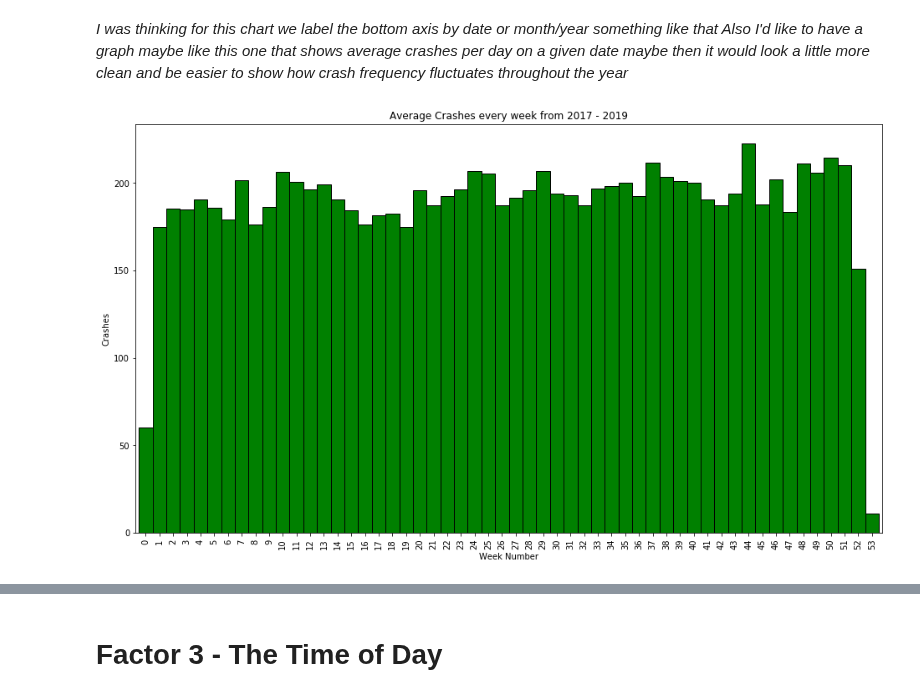
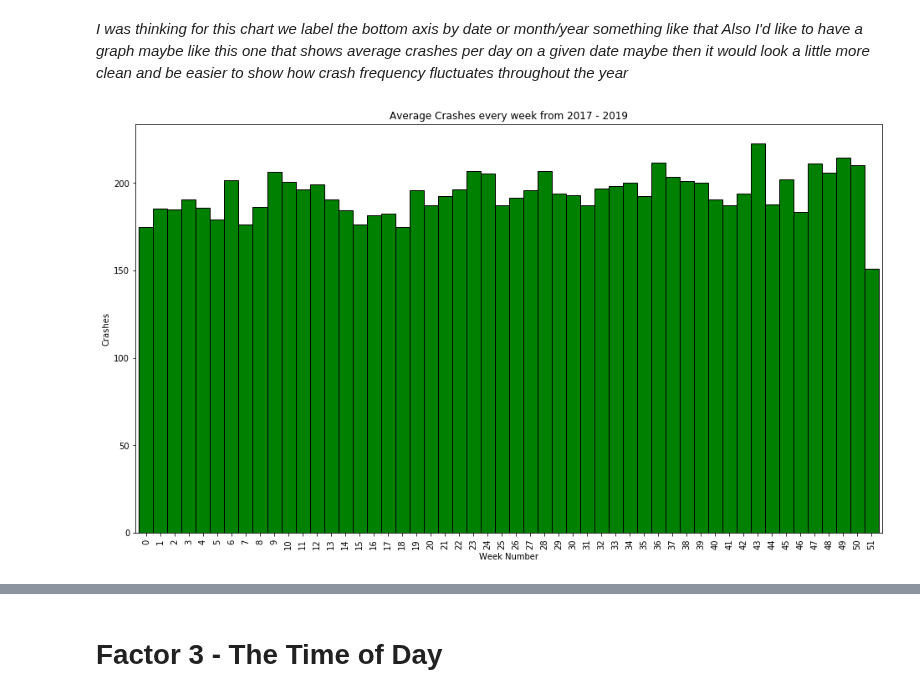
Before and after one commit to COGS108/group061, a Jupyter notebook: Final Project.ipynb, the cells around one changed output, grey strips where cells are left out. Drawn from its saved outputs; the diff is of its cells as text; code cells hidden in the pictures.

```diff
--- a/Final Project.ipynb
+++ b/Final Project.ipynb
@@ -220,22 +221,23 @@ dates = pd.DataFrame(df['date_time'].apply(lambda s : map(int, parse(re.search(r
 # %%
 def dates_summary(d):
     d = d.copy()
-    grouped = d.groupby('Week Number').count()
+    grouped = d.groupby('week_number').count()
+    grouped.drop([0, 53], inplace = True)
     l = []
 
     for group in grouped.iterrows():
         if group[0] < 44:
-            l.append(group[1]['Day'] / 3)
+            l.append(group[1]['day'] / 3)
         else:
-            l.append(group[1]['Day'] / 2)
+            l.append(group[1]['day'] / 2)
 
     pd.Series(l).plot(kind = 'bar', color = 'green', edgecolor = 'black', figsize = (16,9), width = 1)
     plt.title('Average Crashes every week from 2017 - 2019')
     plt.ylabel('Crashes')
     plt.xlabel('Week Number')
 
     return pd.Series(l)
 
-average = dates_summary(dates)
+averages = dates_summary(dates)
 # %% [output]
-[figure, old version]
+[figure, new version]
```
Also changed, not shown: parts of 5 cells of this notebook.
